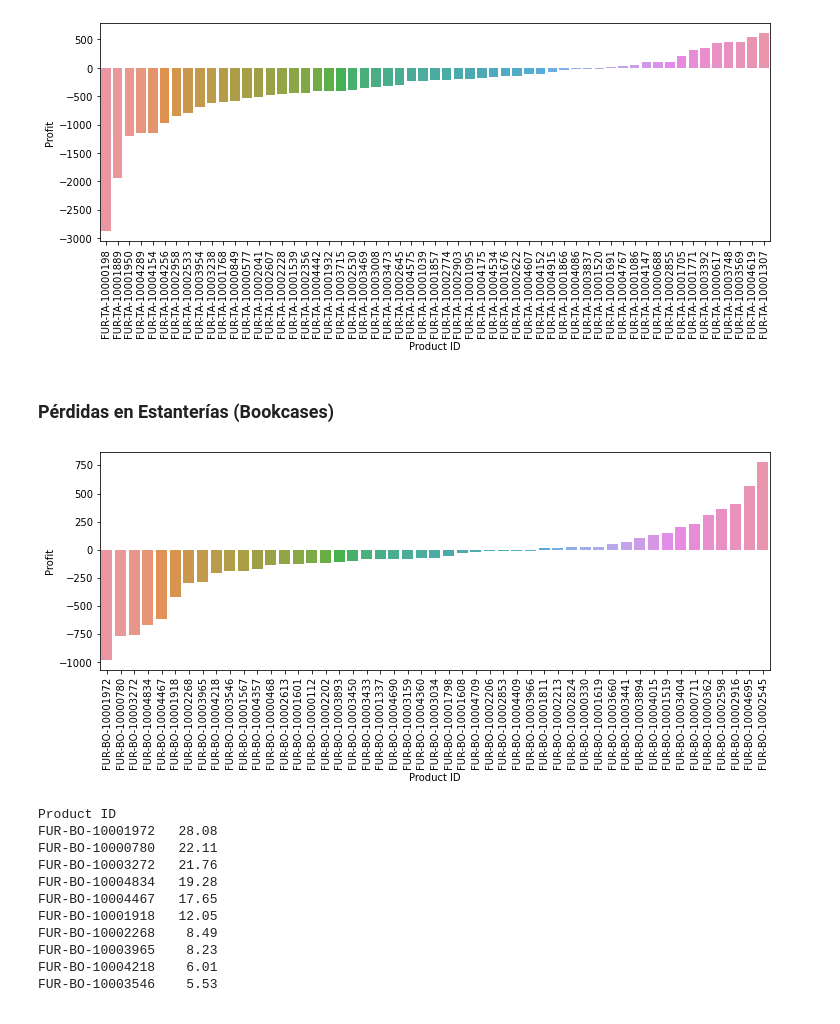
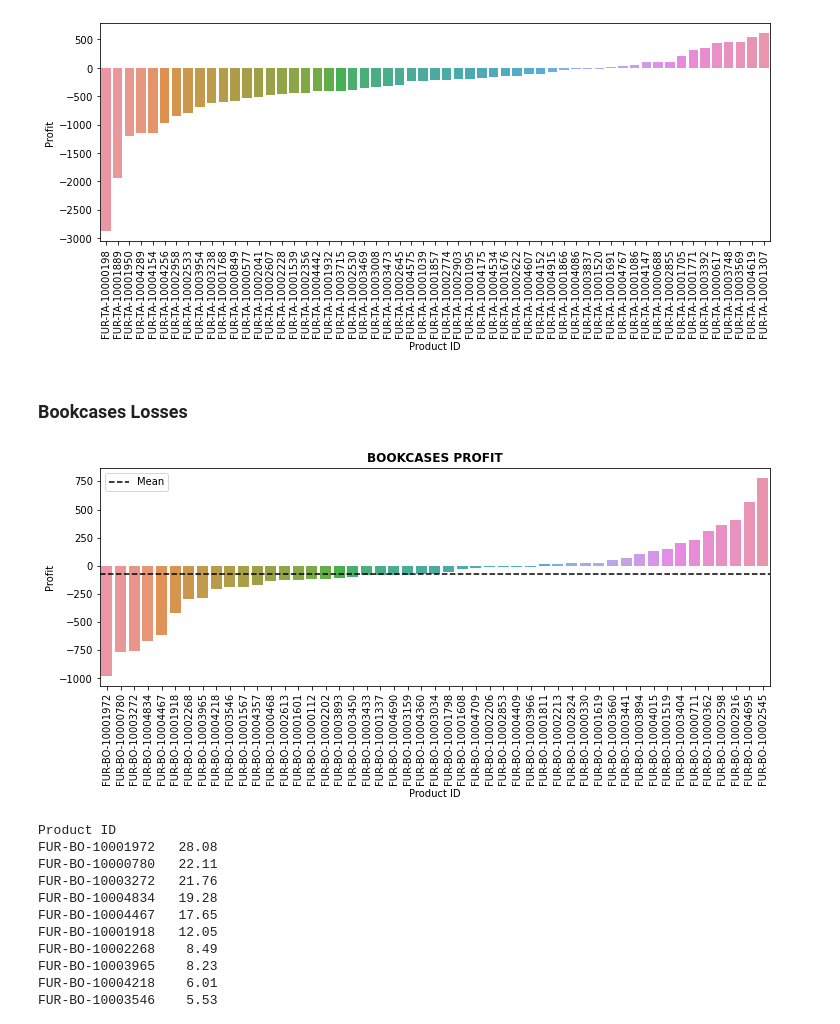
Before and after one commit to PabloJRW/super_store_projects, a Jupyter notebook: Super Store EDA.ipynb, the cells around one changed output. Cells and saved outputs as stored; diff of their text form; code cells hidden in the pictures.

```diff
--- a/Super Store EDA.ipynb
+++ b/Super Store EDA.ipynb
@@ -157,3 +150,5 @@ data['OrderWeekday'] = data['Order Date'].dt.weekday
+# %%
+features =  ['Sales','Quantity','Discount','Profit']
 # %% [markdown]
 ## ANALISIS BY REGION
 # %% [markdown]
@@ -490,20 +340,24 @@ plt.show()
 # %% [output]
 [figure]
 # %% [markdown]
-### Pérdidas en Estanterías (Bookcases)
+### Bookcases Losses
 # %%
-# Productos que generan pérdidas
+# Only Bookcases Data
 bookcases = losses[losses['Sub-Category']=='Bookcases']
-bookcases_product_id = bookcases.groupby('Product ID').sum()
-bookcases_product_id['lost_percent'] = bookcases_product_id.Profit / sum(bookcases_product_id.Profit) * 100
-bookcases_product_id = bookcases_product_id.sort_values('lost_percent', ascending=False)
+
+# Bookcases data group by 'Product ID'
+bookcases = groupingData(bookcases, features, 'Product ID')
+bookcases.sort_values('Profit', inplace=True)
 # %%
 plt.figure(figsize=(12, 4))
-sns.barplot(x=bookcases_product_id.index, y=bookcases_product_id.Profit)
+sns.barplot(x=bookcases.index, y=bookcases.Profit)
+plt.title('BOOKCASES PROFIT', fontweight='bold')
+plt.axhline(bookcases.Profit.mean(), linestyle='--',color='black', label='Mean')
 plt.xticks(rotation=90)
+plt.legend()
 plt.show()
 # %% [output]
-[figure, old version]
+[figure, new version]
 # %%
 #bookcases_lost_product_id =
 bookcases_loss_percent = bookcases_product_id['lost_percent'].where(bookcases_product_id.Profit <= 0)
```
Also changed, not shown: parts of 37 cells of this notebook, 2 other files.
